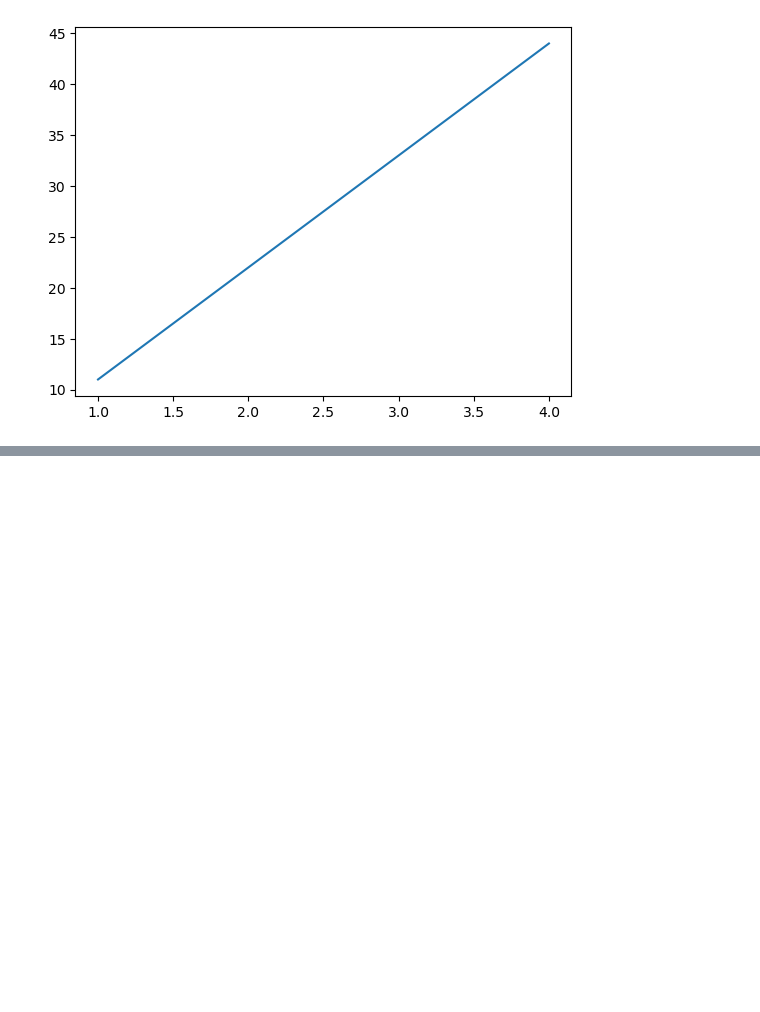
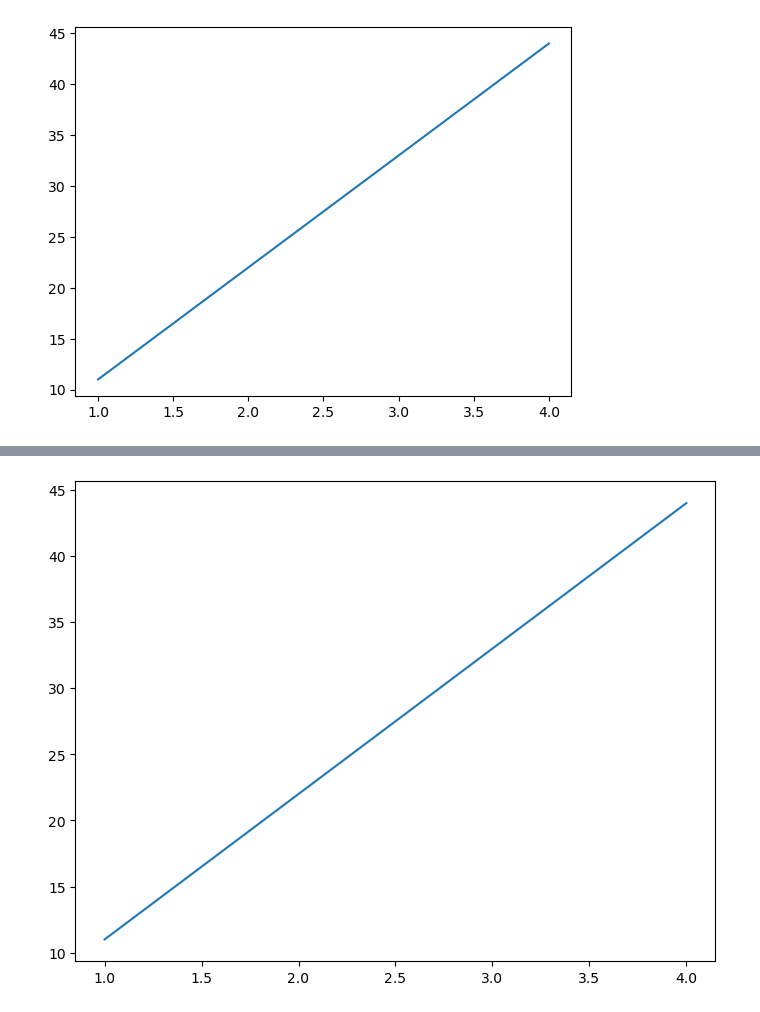
Before and after one commit to rickygrosvenor-pramanick/learn-ml, a Jupyter notebook: matplotlib/introduction-to-matplotlib.ipynb, the cells around one changed output, grey strips where cells are left out. Saved outputs shown, nothing was run; the diff lists cells and outputs as text; code cells hidden in the pictures; blank space fills up the shorter version.

```diff
--- a/matplotlib/introduction-to-matplotlib.ipynb
+++ b/matplotlib/introduction-to-matplotlib.ipynb
@@ -25,0 +33,8 @@ plt.show()
+# %%
+# Confusing #2
+fig = plt.figure()
+ax = fig.add_axes([1, 1, 1, 1])
+ax.plot(x, y)
+plt.show()
+# %% [output]
+[figure, added]
```
Also changed, not shown: parts of 2 cells of this notebook.
